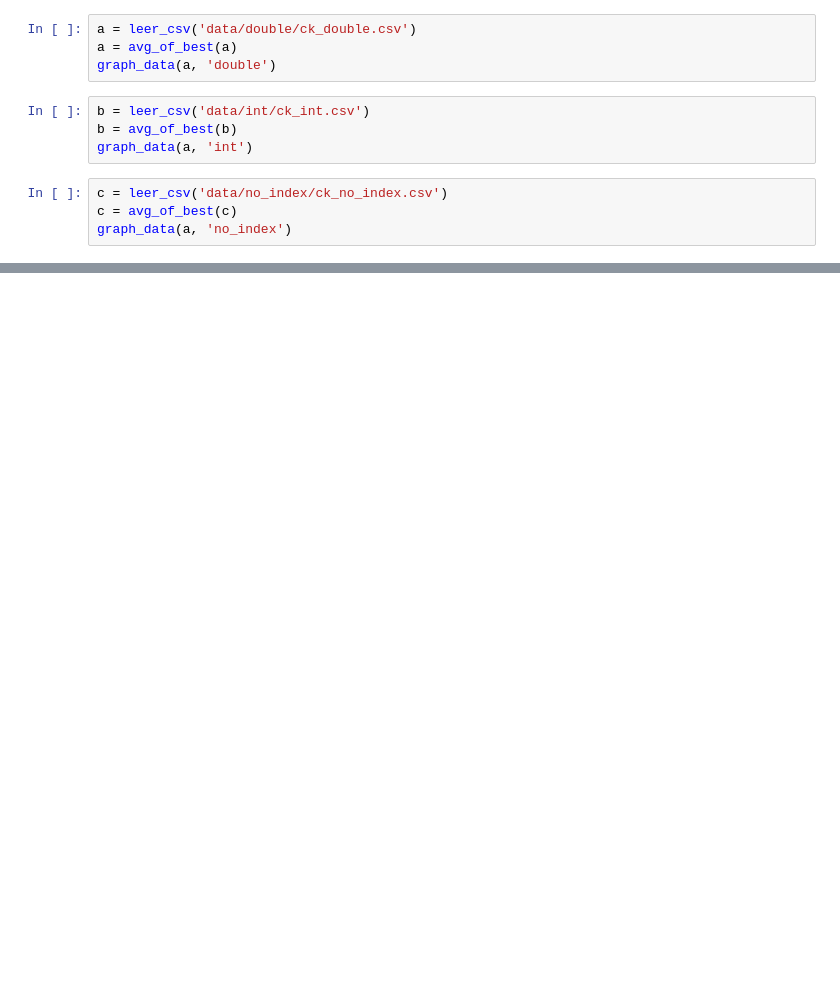
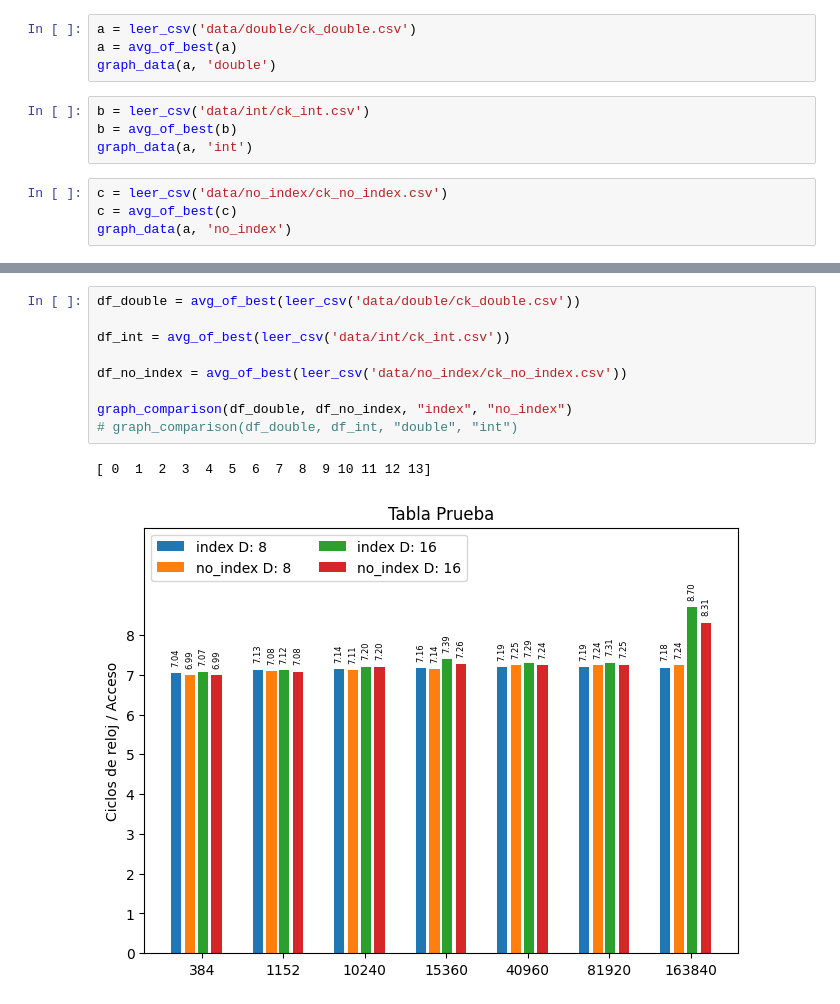
Before and after one commit to chrisgzlez/ArqComp, a Jupyter notebook: Practica_01/ClockSpeed.ipynb, the cells around one changed output, grey strips where cells are left out. Saved outputs shown, nothing was run; the diff lists cells and outputs as text; blank space fills up the shorter version.

```diff
--- a/Practica_01/ClockSpeed.ipynb
+++ b/Practica_01/ClockSpeed.ipynb
@@ -60,0 +262,12 @@ graph_data(a, 'no_index')
+# %%
+df_double = avg_of_best(leer_csv('data/double/ck_double.csv'))
+
+df_int = avg_of_best(leer_csv('data/int/ck_int.csv'))
+
+df_no_index = avg_of_best(leer_csv('data/no_index/ck_no_index.csv'))
+
+graph_comparison(df_double, df_no_index, "index", "no_index")
+# graph_comparison(df_double, df_int, "double", "int")
+# %% [output]
+[ 0  1  2  3  4  5  6  7  8  9 10 11 12 13]
+[figure, added]
```
Also changed, not shown: parts of 8 cells of this notebook, 6 other files.
